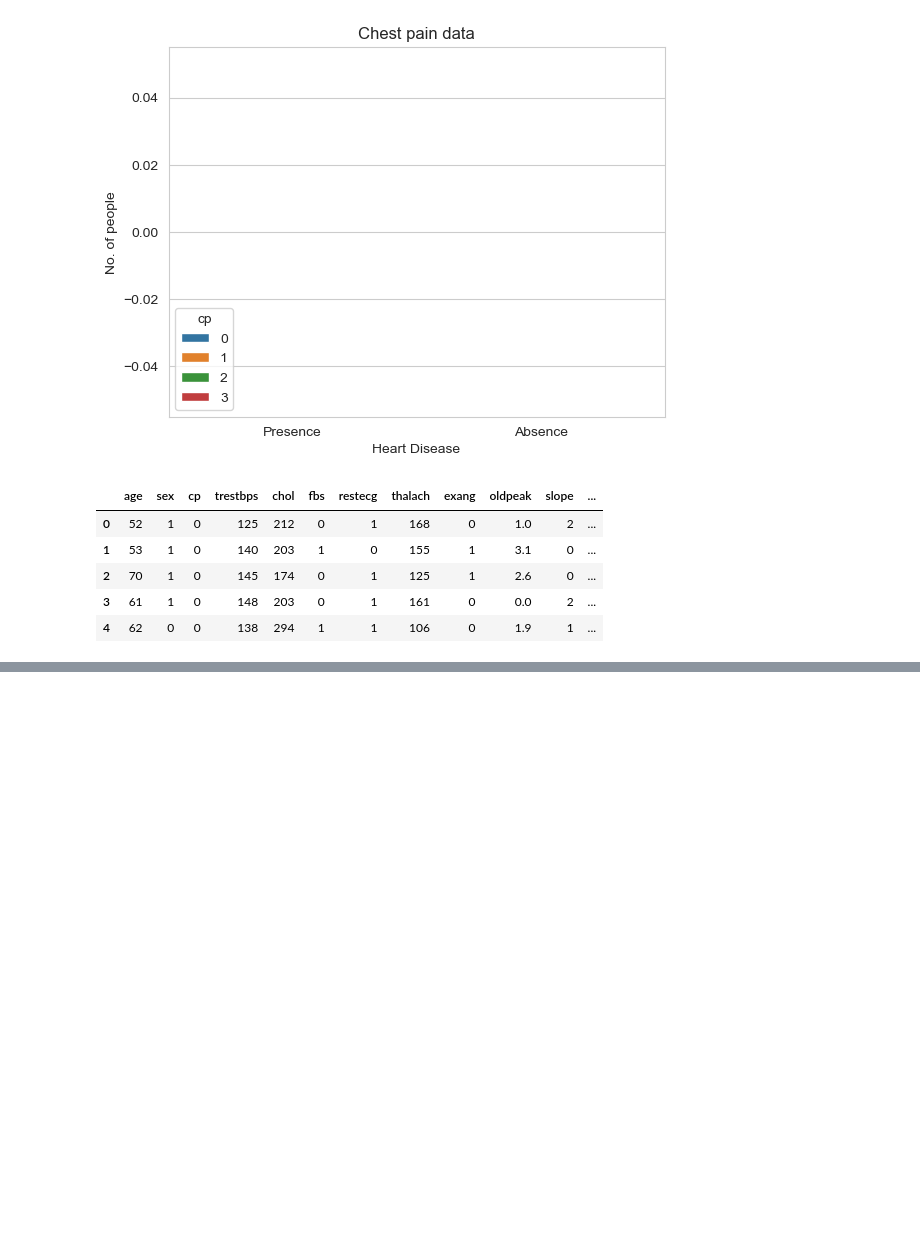
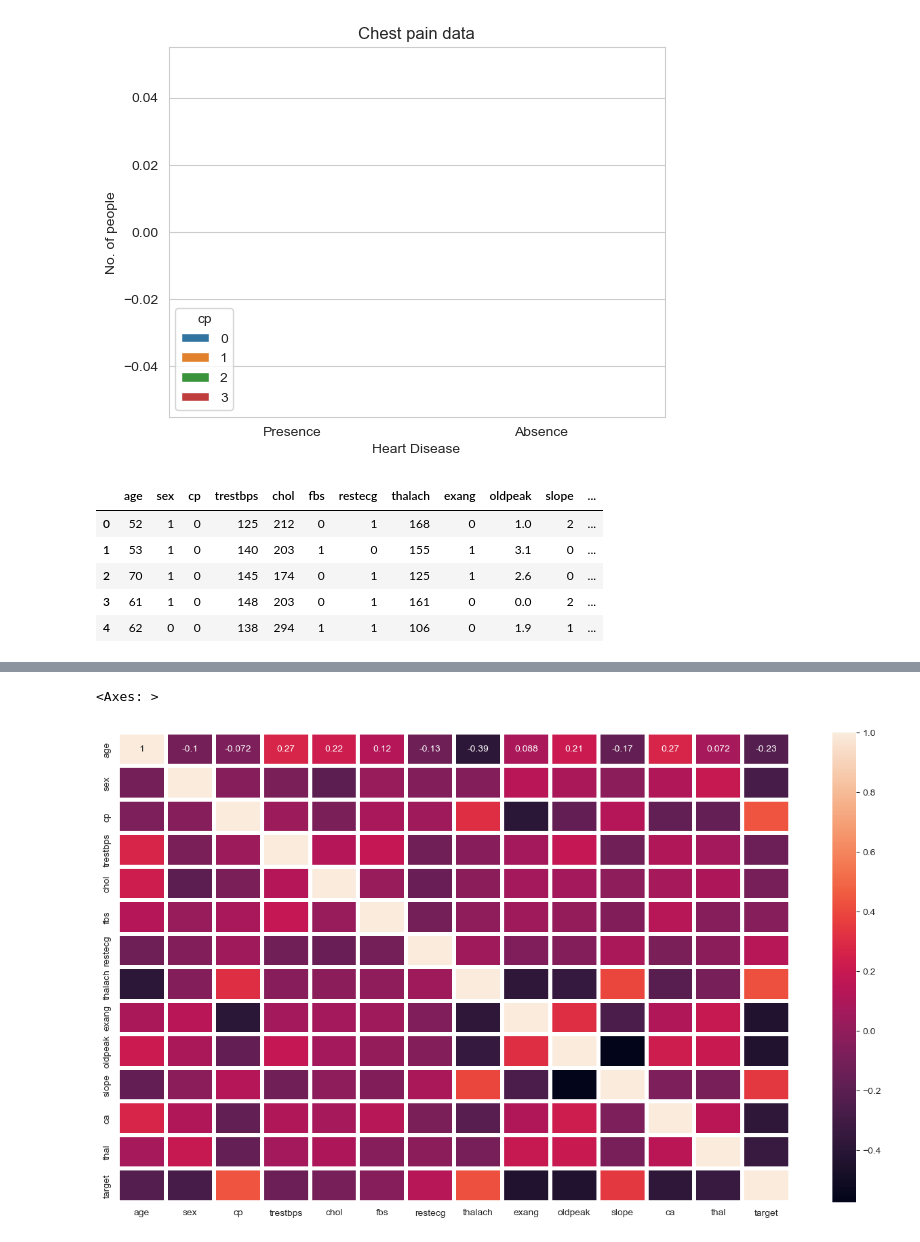
Before and after one commit to pratyusha-garaye/Heart-Disease-Diagnostic-Analysis, a Jupyter notebook: ClassifierCode.ipynb, the cells around one changed output, grey strips where cells are left out. Cells and saved outputs as stored; diff of their text form; code cells hidden in the pictures; blank space fills up the shorter version.

Commit message:
correlation coeff

```diff
--- a/ClassifierCode.ipynb
+++ b/ClassifierCode.ipynb
@@ -199,0 +200,9 @@ plt.show()
+# %%
+#computing correlations between variables using heatmap
+data= data.drop(['HeartDisease', 'AgeCategory', 'SexCategory'], axis=1)
+# %%
+plt.figure(figsize=(16,9))
+sns.heatmap(data.corr(), annot=True,linewidth=3)
+# %% [output]
+<Axes: >
+[figure, added]
```
Also changed, not shown: parts of 1 cell of this notebook, 1 other file.
